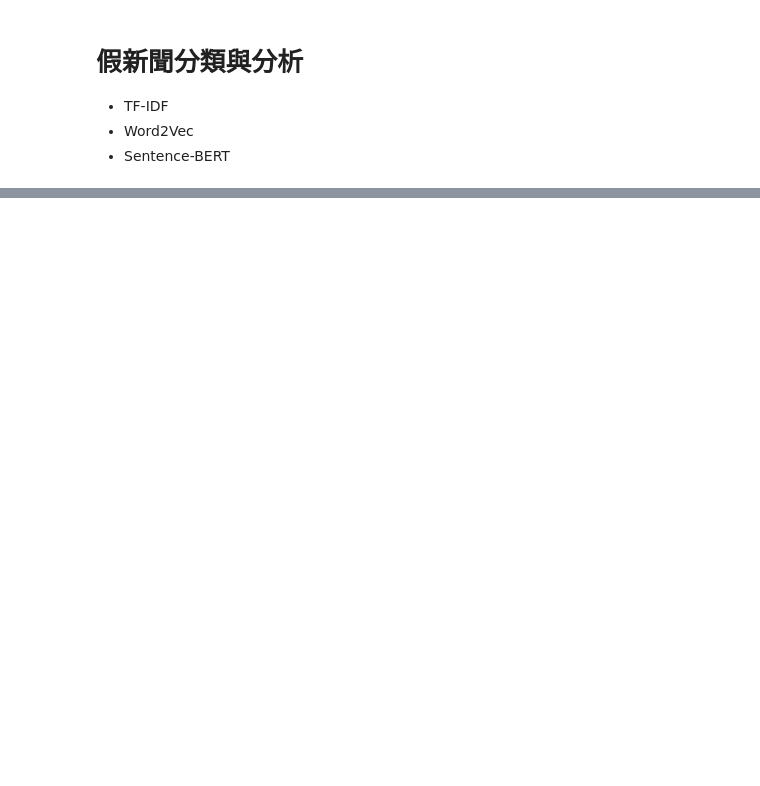
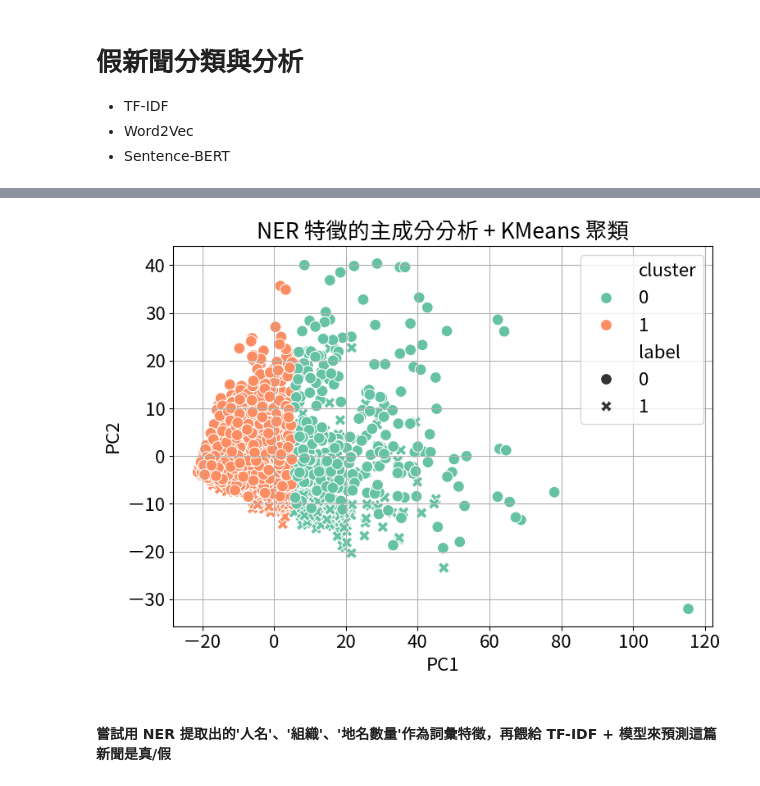
Before and after one commit to RyonnKuo/hotel-ranking-predict-with-reviews, a Jupyter notebook: fake_news_embedding_classification.ipynb, the cells around one changed output, grey strips where cells are left out. Drawn from its saved outputs; the diff is of its cells as text; code cells hidden in the pictures; blank space fills up the shorter version.

```diff
--- a/fake_news_embedding_classification.ipynb
+++ b/fake_news_embedding_classification.ipynb
@@ -165,17 +73,0 @@ weighted avg       0.96      0.96      0.96      8980
-# %%
-
-from sentence_transformers import SentenceTransformer
-
-# 模型可換成 'all-MiniLM-L6-v2', 'microsoft/Phi-4-mini-instruct' 等
-model = SentenceTransformer('all-MiniLM-L6-v2')
-data['sentence_emb'] = list(model.encode(data['text'].astype(str).tolist(), show_progress_bar=True))
-
-X = np.vstack(data['sentence_emb'].values)
-y = data['label'].values
-
-X_train, X_test, y_train, y_test = train_test_split(X, y, test_size=0.2, random_state=42)
-
-clf = LogisticRegression(max_iter=1000)
-clf.fit(X_train, y_train)
-preds = clf.predict(X_test)
-print(classification_report(y_test, preds))
@@ -212,0 +139,48 @@ ner_results
+# %%
+# 整合 label
+merged_df = ner_df.merge(data[['label']], left_on='index', right_index=True)
+
+# 聚合所有 entity 類型的出現次數
+entity_counts_all = (
+    merged_df.groupby(['index', 'entity'])
+    .size()
+    .unstack(fill_value=0)  # 得到每篇文章各類實體數
+    .reset_index()
+)
+
+# 合併 label
+entity_counts_all = entity_counts_all.merge(data[['label']], left_on='index', right_index=True)
+
+# 建模欄位選擇：所有實體類別欄位（排除 index, label）
+feature_cols = [col for col in entity_counts_all.columns if col not in ['index', 'label']]
+kmeans_fit_pred_data = entity_counts_all[feature_cols]
+
+# 做 KMeans 聚類
+from sklearn.cluster import KMeans
+import seaborn as sns
+
+kmeans = KMeans(n_clusters=2, random_state=42)
+entity_counts_all['cluster'] = kmeans.fit_predict(kmeans_fit_pred_data)
+
+from sklearn.decomposition import PCA
+
+pca = PCA(n_components=2)
+X_pca = pca.fit_transform(kmeans_fit_pred_data)
+entity_counts_all['PC1'] = X_pca[:, 0]
+entity_counts_all['PC2'] = X_pca[:, 1]
+# 視覺化聚類結果
+plt.figure(figsize=(8, 6))
+sns.scatterplot(
+    data=entity_counts_all,
+    x='PC1', y='PC2', hue='cluster', style='label',
+    palette='Set2', s=100
+)
+
+plt.title('NER 特徵的主成分分析 + KMeans 聚類')
+plt.grid(True)
+plt.tight_layout()
+plt.show()
+# %% [output]
+[figure, added]
+# %% [markdown]
+#### 嘗試用 NER 提取出的'人名'、'組織'、'地名數量'作為詞彙特徵，再餵給 TF-IDF + 模型來預測這篇新聞是真/假
```
Also changed, not shown: parts of 25 cells of this notebook.
